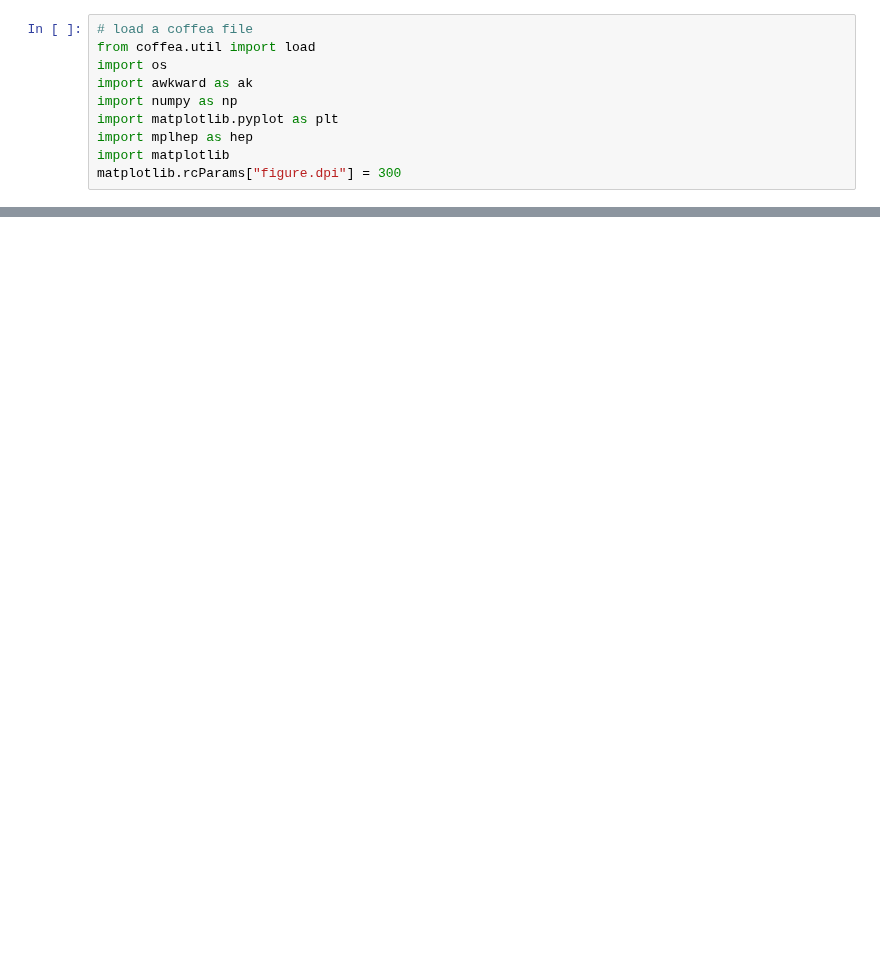
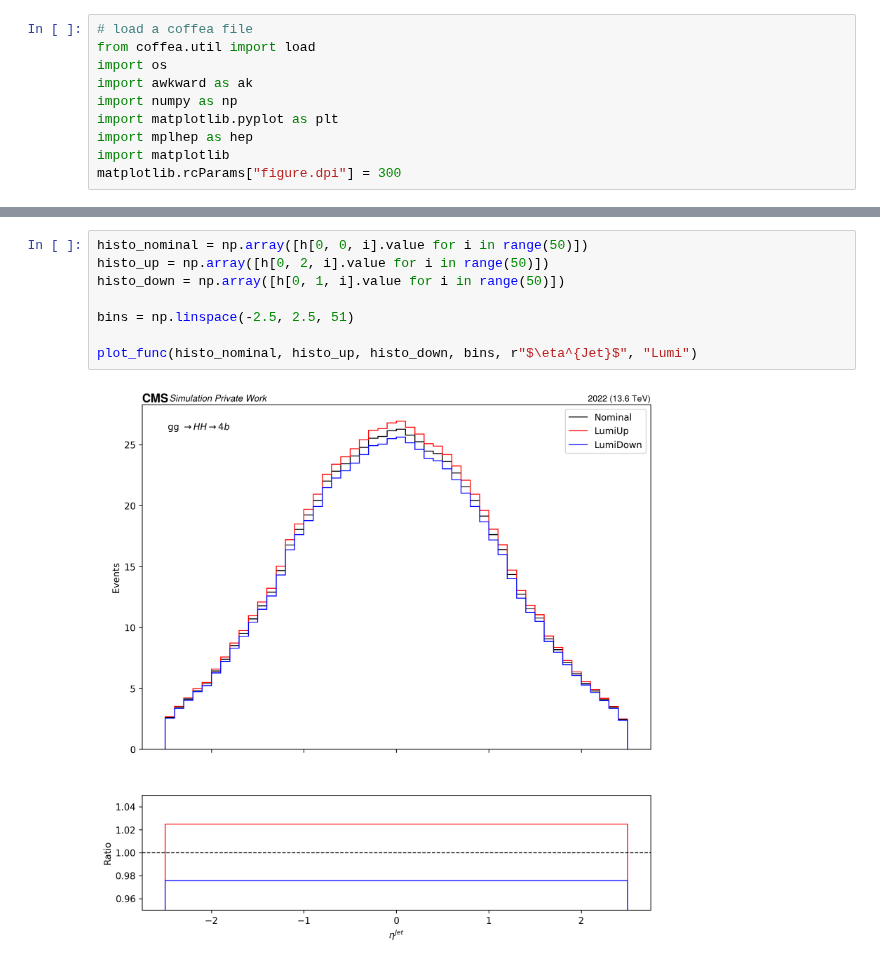
Before and after one commit to PocketCoffea/AnalysisConfigs, a Jupyter notebook: notebooks/load_norm_sys.ipynb, the cells around one changed output, grey strips where cells are left out. Cells and saved outputs as stored; diff of their text form; blank space fills up the shorter version.

```diff
--- a/notebooks/load_norm_sys.ipynb
+++ b/notebooks/load_norm_sys.ipynb
@@ -83,0 +132,10 @@ print(h[0,1,1].value/h[0,0,1].value, h[0,2,1].value/h[0,0,1].value, h[0,1,1].val
+# %%
+histo_nominal = np.array([h[0, 0, i].value for i in range(50)])
+histo_up = np.array([h[0, 2, i].value for i in range(50)])
+histo_down = np.array([h[0, 1, i].value for i in range(50)])
+
+bins = np.linspace(-2.5, 2.5, 51)
+
+plot_func(histo_nominal, histo_up, histo_down, bins, r"$\eta^{Jet}$", "Lumi")
+# %% [output]
+[figure, added]
```
Also changed, not shown: parts of 10 cells of this notebook, 12 other files.
